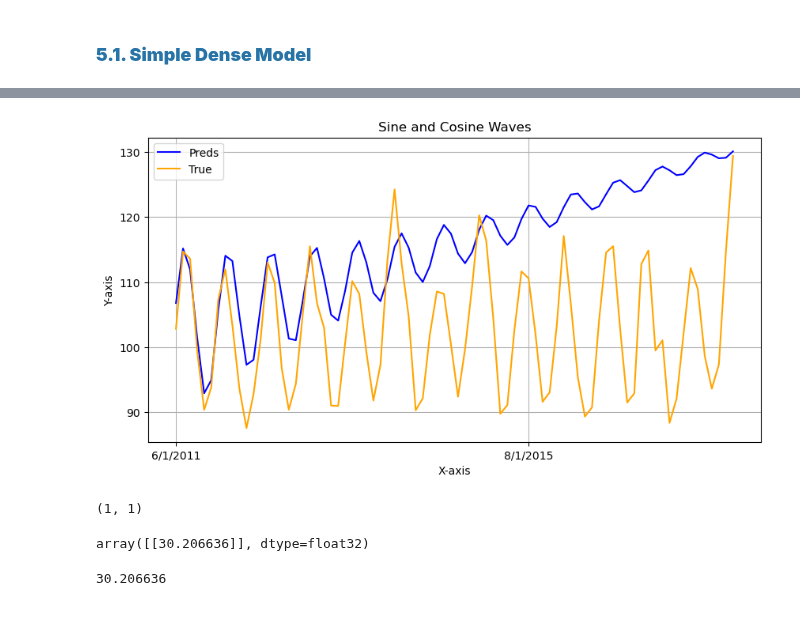
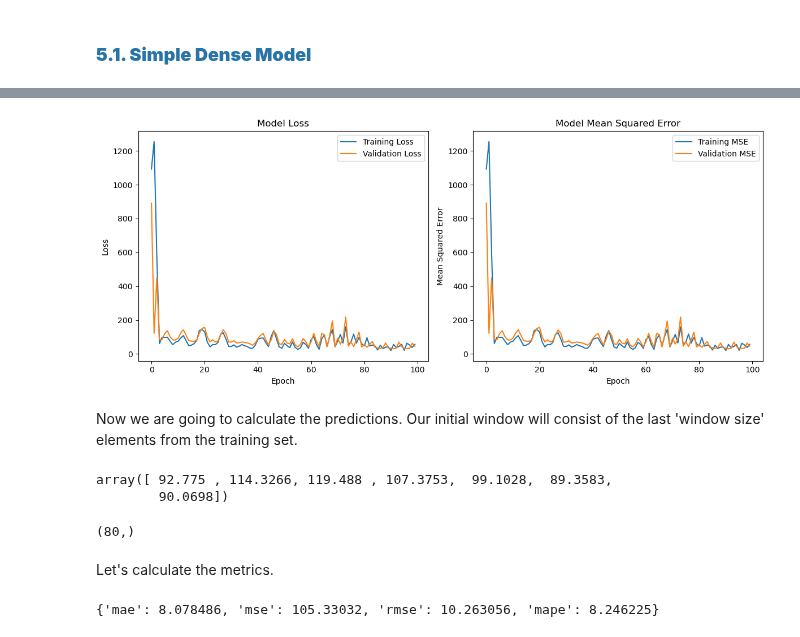
Before and after one commit to MNGARCIA085/Time-Series-with-Deep-Leaning, a Jupyter notebook: Univariate/Electrical Production.ipynb, the cells around one changed output, grey strips where cells are left out. Saved outputs shown, nothing was run; the diff lists cells and outputs as text; code cells hidden in the pictures.

```diff
--- a/Univariate/Electrical Production.ipynb
+++ b/Univariate/Electrical Production.ipynb
@@ -450,21 +520,0 @@ evaluate_preds(aux, series_valid)
-# %%
-# Plotting
-plt.figure(figsize=(10, 5))  # Optional: Set the figure size
-plt.plot(time_valid, aux, label='Preds', color='blue')  # Plot the first array
-plt.plot(time_valid, series_valid, label='True', color='orange')  # Plot the second array
-
-# Adding labels and title
-plt.xlabel('X-axis')
-plt.ylabel('Y-axis')
-plt.title('Sine and Cosine Waves')
-plt.legend()  # Show legend
-plt.grid(True)  # Optional: Add a grid
-
-
-# Set x-ticks to show only specific labels
-plt.xticks(np.arange(0, 100, 50))  # Show ticks from 0 to 10 with a step of 1
-
-# Show the plot
-plt.show()
-# %% [output]
-[figure, removed]
@@ -477,12 +521,11 @@ aux = model_1.predict(series[time:time + window_size][np.newaxis], verbose=0)
-# %%
-aux.shape # batch_size, window_size, num_fetaures
-# %% [output]
-(1, 1)
-# %%
-aux
-# %% [output]
-array([[30.206636]], dtype=float32)
-# %%
-aux[0][0]
-# %% [output]
-30.206636
+# %%
+plot_history(history_one)
+# %% [output]
+[figure, added]
+# %% [markdown]
+Now we are going to calculate the predictions. Our initial window will consist of the last 'window size' elements from the training set.
+# %%
+series_train[-G.WINDOW_SIZE:]
+# %% [output]
+array([ 92.775 , 114.3266, 119.488 , 107.3753,  99.1028,  89.3583,
+        90.0698])
@@ -488,0 +534,11 @@ aux[0][0]
+# %%
+preds_model_1.shape
+# %% [output]
+(80,)
+# %% [markdown]
+Let's calculate the metrics.
+# %%
+model_1_results = evaluate_preds(series_valid, preds_model_1)
+model_1_results
+# %% [output]
+{'mae': 8.078486, 'mse': 105.33032, 'rmse': 10.263056, 'mape': 8.246225}
```
Also changed, not shown: parts of 73 cells of this notebook, 42 other files.
